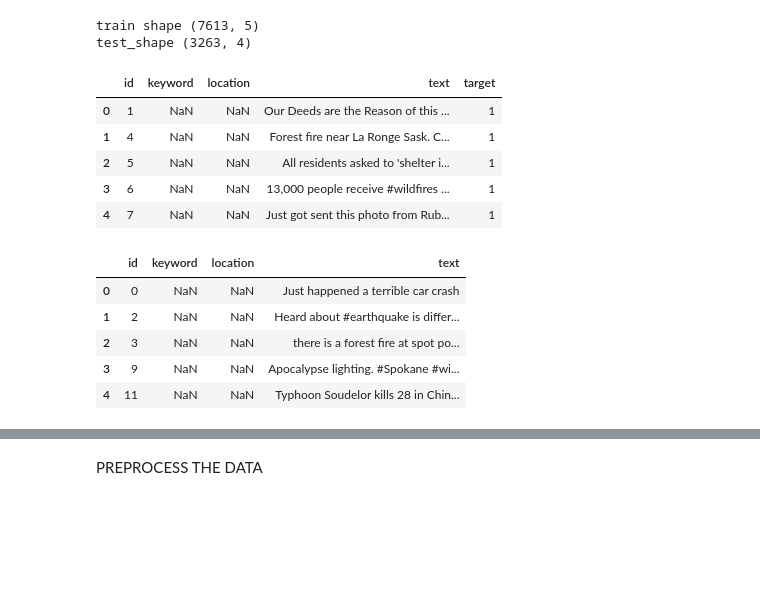
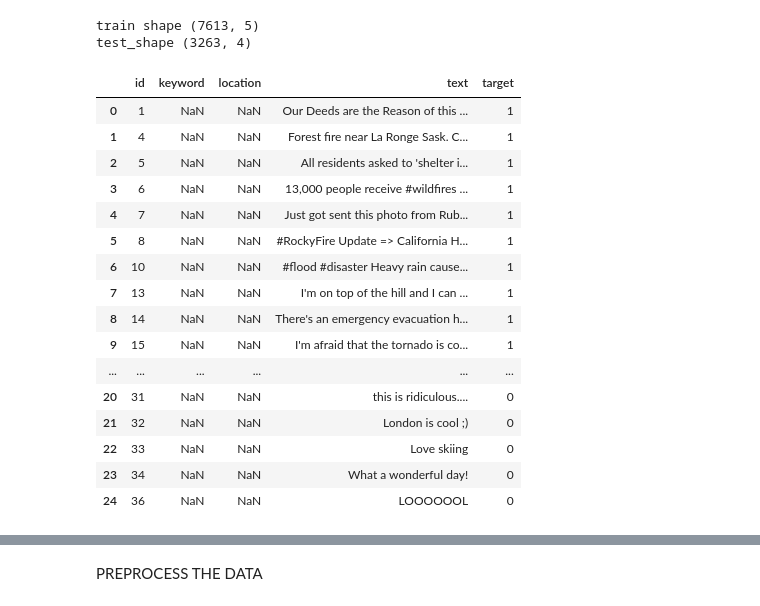
Before and after one commit to esmanurbal/NLP_with_Disaster_Tweets, a Jupyter notebook: sample.ipynb, the cells around one changed output, grey strips where cells are left out. Cells and saved outputs as stored; diff of their text form; code cells hidden in the pictures; blank space fills up the shorter version.

```diff
--- a/sample.ipynb
+++ b/sample.ipynb
@@ -32,20 +32,22 @@ print("test_shape",df_test.shape)
 train shape (7613, 5)
 test_shape (3263, 4)
 # %%
-df_train.head()
+df_train.head(25)
 # %% [output]
 |  | id | keyword | location | text | target |
 | 0 | 1 | NaN | NaN | Our Deeds are the Reason of this ... | 1 |
 | 1 | 4 | NaN | NaN | Forest fire near La Ronge Sask. C... | 1 |
 | 2 | 5 | NaN | NaN | All residents asked to 'shelter i... | 1 |
 | 3 | 6 | NaN | NaN | 13,000 people receive #wildfires ... | 1 |
 | 4 | 7 | NaN | NaN | Just got sent this photo from Rub... | 1 |
+| 5 | 8 | NaN | NaN | #RockyFire Update => California H... | 1 |
+| 6 | 10 | NaN | NaN | #flood #disaster Heavy rain cause... | 1 |
+| 7 | 13 | NaN | NaN | I'm on top of the hill and I can ... | 1 |
+| 8 | 14 | NaN | NaN | There's an emergency evacuation h... | 1 |
+| 9 | 15 | NaN | NaN | I'm afraid that the tornado is co... | 1 |
+| ... | ... | ... | ... | ... | ... |
+| 20 | 31 | NaN | NaN | this is ridiculous.... | 0 |
+| 21 | 32 | NaN | NaN | London is cool ;) | 0 |
+| 22 | 33 | NaN | NaN | Love skiing | 0 |
+| 23 | 34 | NaN | NaN | What a wonderful day! | 0 |
+| 24 | 36 | NaN | NaN | LOOOOOOL | 0 |
-# %%
-df_test.head()
-# %% [output]
-|  | id | keyword | location | text |
-| 0 | 0 | NaN | NaN | Just happened a terrible car crash |
-| 1 | 2 | NaN | NaN | Heard about #earthquake is differ... |
-| 2 | 3 | NaN | NaN | there is a forest fire at spot po... |
-| 3 | 9 | NaN | NaN | Apocalypse lighting. #Spokane #wi... |
-| 4 | 11 | NaN | NaN | Typhoon Soudelor kills 28 in Chin... |
```
Also changed, not shown: parts of 5 cells of this notebook.
